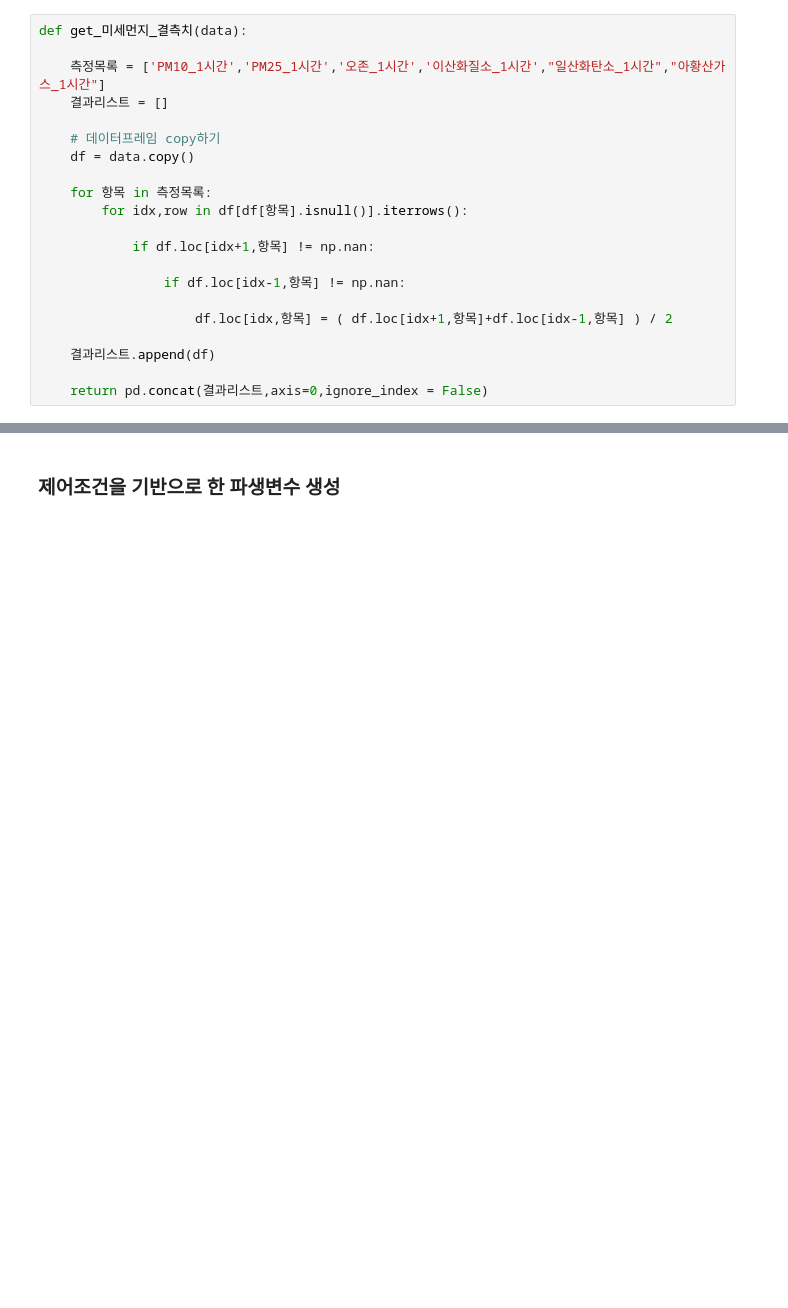
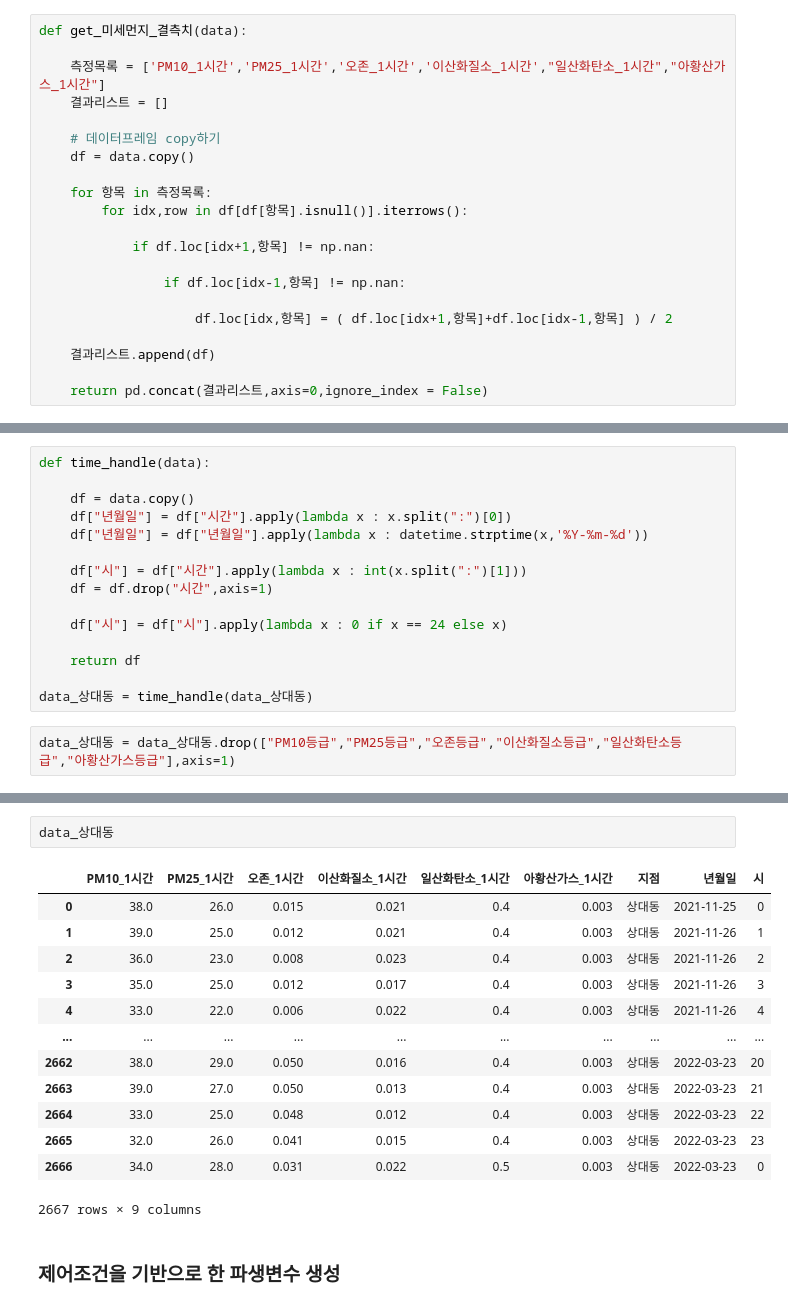
Before and after one commit to yxbxn/smart_farm, a Jupyter notebook: Code/추가변수 수집.ipynb, the cells around one changed output, grey strips where cells are left out. Cells and saved outputs as stored; diff of their text form; blank space fills up the shorter version.

```diff
--- a/Code/추가변수 수집.ipynb
+++ b/Code/추가변수 수집.ipynb
@@ -434,0 +389,17 @@ dtype: int64
+# %%
+def time_handle(data):
+
+    df = data.copy()
+    df["년월일"] = df["시간"].apply(lambda x : x.split(":")[0])
+    df["년월일"] = df["년월일"].apply(lambda x : datetime.strptime(x,'%Y-%m-%d'))
+
+    df["시"] = df["시간"].apply(lambda x : int(x.split(":")[1]))
+    df = df.drop("시간",axis=1)
+
+    df["시"] = df["시"].apply(lambda x : 0 if x == 24 else x)
+
+    return df
+
+data_상대동 = time_handle(data_상대동)
+# %%
+data_상대동 = data_상대동.drop(["PM10등급","PM25등급","오존등급","이산화질소등급","일산화탄소등급","아황산가스등급"],axis=1)
@@ -435,3 +418,19 @@ dtype: int64
+# %%
+data_상대동
+# %% [output]
+|  | PM10_1시간 | PM25_1시간 | 오존_1시간 | 이산화질소_1시간 | 일산화탄소_1시간 | 아황산가스_1시간 | 지점 | 년월일 | 시 |
+| 0 | 38.0 | 26.0 | 0.015 | 0.021 | 0.4 | 0.003 | 상대동 | 2021-11-25 | 0 |
+| 1 | 39.0 | 25.0 | 0.012 | 0.021 | 0.4 | 0.003 | 상대동 | 2021-11-26 | 1 |
+| 2 | 36.0 | 23.0 | 0.008 | 0.023 | 0.4 | 0.003 | 상대동 | 2021-11-26 | 2 |
+| 3 | 35.0 | 25.0 | 0.012 | 0.017 | 0.4 | 0.003 | 상대동 | 2021-11-26 | 3 |
+| 4 | 33.0 | 22.0 | 0.006 | 0.022 | 0.4 | 0.003 | 상대동 | 2021-11-26 | 4 |
+| ... | ... | ... | ... | ... | ... | ... | ... | ... | ... |
+| 2662 | 38.0 | 29.0 | 0.050 | 0.016 | 0.4 | 0.003 | 상대동 | 2022-03-23 | 20 |
+| 2663 | 39.0 | 27.0 | 0.050 | 0.013 | 0.4 | 0.003 | 상대동 | 2022-03-23 | 21 |
+| 2664 | 33.0 | 25.0 | 0.048 | 0.012 | 0.4 | 0.003 | 상대동 | 2022-03-23 | 22 |
+| 2665 | 32.0 | 26.0 | 0.041 | 0.015 | 0.4 | 0.003 | 상대동 | 2022-03-23 | 23 |
+| 2666 | 34.0 | 28.0 | 0.031 | 0.022 | 0.5 | 0.003 | 상대동 | 2022-03-23 | 0 |
+2667 rows × 9 columns
 # %% [markdown]
 ### 제어조건을 기반으로 한 파생변수 생성
 # %% [markdown]
```
Also changed, not shown: parts of 75 cells of this notebook.
